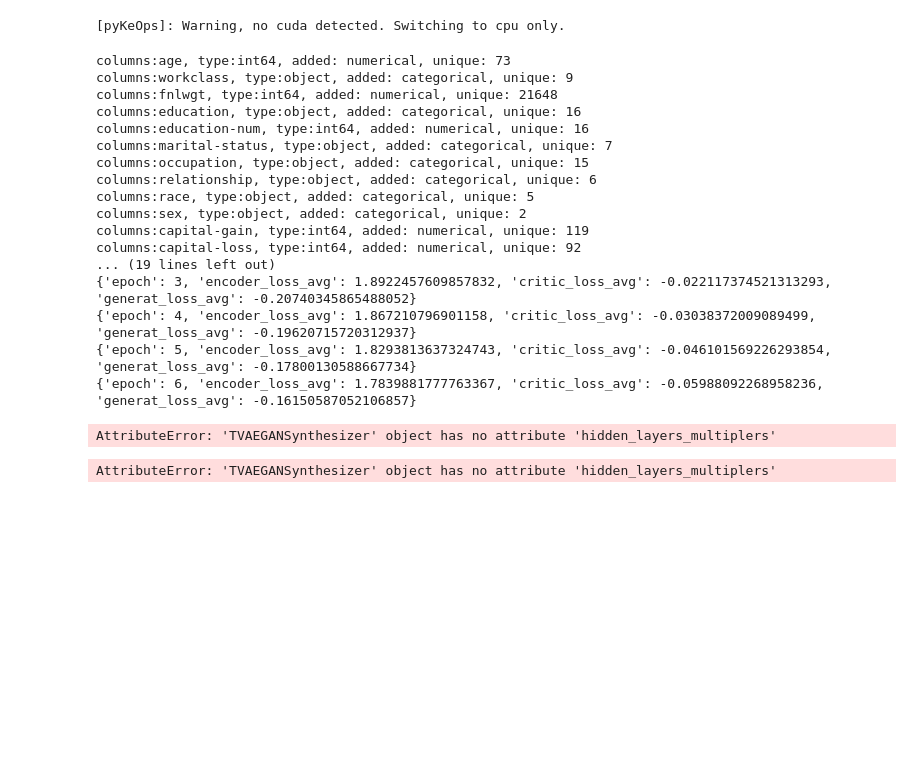
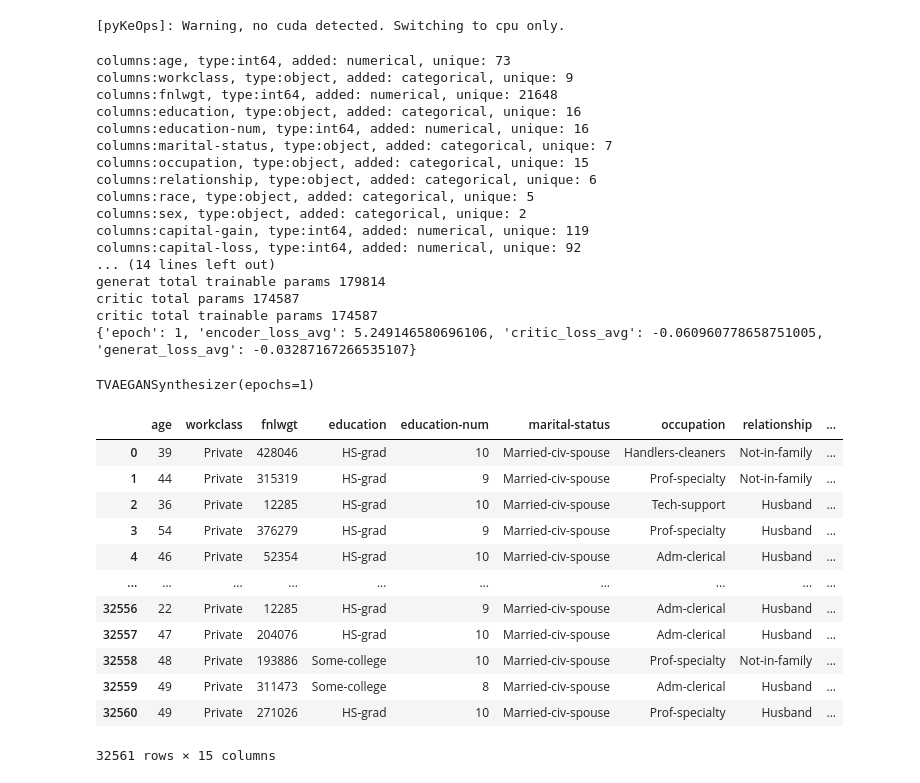
Before and after one commit to redgriff/t-vae-gan, a Jupyter notebook: examples/example.ipynb, the cells around one changed output. Drawn from its saved outputs; the diff is of its cells as text; code cells hidden in the pictures; blank space fills up the shorter version.

```diff
--- a/examples/example.ipynb
+++ b/examples/example.ipynb
@@ -47,7 +47,7 @@ from tvaegan_synthesizer import TVAEGANSynthesizer
 # %% [output]
 [pyKeOps]: Warning, no cuda detected. Switching to cpu only.
 # %%
-synthesizer = TVAEGANSynthesizer(epochs=6)
+synthesizer = TVAEGANSynthesizer(epochs=1)
 synthesizer.fit(df_real)
 # %% [output]
 columns:age, type:int64, added: numerical, unique: 73
@@ -62,12 +62,27 @@ columns:race, type:object, added: categorical, unique: 5
 columns:sex, type:object, added: categorical, unique: 2
 columns:capital-gain, type:int64, added: numerical, unique: 119
 columns:capital-loss, type:int64, added: numerical, unique: 92
-... (19 lines left out)
-{'epoch': 3, 'encoder_loss_avg': 1.8922457609857832, 'critic_loss_avg': -0.022117374521313293, 'generat_loss_avg': -0.20740345865488052}
-{'epoch': 4, 'encoder_loss_avg': 1.867210796901158, 'critic_loss_avg': -0.03038372009089499, 'generat_loss_avg': -0.19620715720312937}
-{'epoch': 5, 'encoder_loss_avg': 1.8293813637324743, 'critic_loss_avg': -0.046101569226293854, 'generat_loss_avg': -0.17800130588667734}
-{'epoch': 6, 'encoder_loss_avg': 1.7839881777763367, 'critic_loss_avg': -0.05988092268958236, 'generat_loss_avg': -0.16150587052106857}
+... (14 lines left out)
+generat total trainable params 179814
+critic total params 174587
+critic total trainable params 174587
+{'epoch': 1, 'encoder_loss_avg': 5.249146580696106, 'critic_loss_avg': -0.060960778658751005, 'generat_loss_avg': -0.03287167266535107}
-AttributeError: 'TVAEGANSynthesizer' object has no attribute 'hidden_layers_multiplers'
+TVAEGANSynthesizer(epochs=1)
-AttributeError: 'TVAEGANSynthesizer' object has no attribute 'hidden_layers_multiplers'
 # %%
-df_synt = synthesizer.predict(size)
+df_synt = synthesizer.predict(len(df_real))
+# %%
+df_synt
+# %% [output]
+|  | age | workclass | fnlwgt | education | education-num | marital-status | occupation | relationship | ... |
+| 0 | 39 | Private | 428046 | HS-grad | 10 | Married-civ-spouse | Handlers-cleaners | Not-in-family | ... |
+| 1 | 44 | Private | 315319 | HS-grad | 9 | Married-civ-spouse | Prof-specialty | Not-in-family | ... |
+| 2 | 36 | Private | 12285 | HS-grad | 10 | Married-civ-spouse | Tech-support | Husband | ... |
+| 3 | 54 | Private | 376279 | HS-grad | 9 | Married-civ-spouse | Prof-specialty | Husband | ... |
+| 4 | 46 | Private | 52354 | HS-grad | 10 | Married-civ-spouse | Adm-clerical | Husband | ... |
+| ... | ... | ... | ... | ... | ... | ... | ... | ... | ... |
+| 32556 | 22 | Private | 12285 | HS-grad | 9 | Married-civ-spouse | Adm-clerical | Husband | ... |
+| 32557 | 47 | Private | 204076 | HS-grad | 10 | Married-civ-spouse | Adm-clerical | Husband | ... |
+| 32558 | 48 | Private | 193886 | Some-college | 10 | Married-civ-spouse | Prof-specialty | Not-in-family | ... |
+| 32559 | 49 | Private | 311473 | Some-college | 8 | Married-civ-spouse | Adm-clerical | Husband | ... |
+| 32560 | 49 | Private | 271026 | HS-grad | 10 | Married-civ-spouse | Prof-specialty | Husband | ... |
+32561 rows × 15 columns
```
Also changed, not shown: parts of 2 cells of this notebook, 8 other files.
